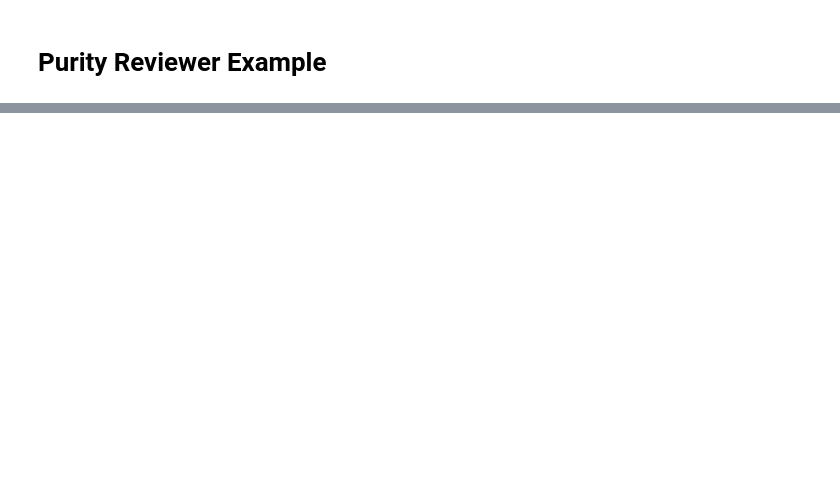
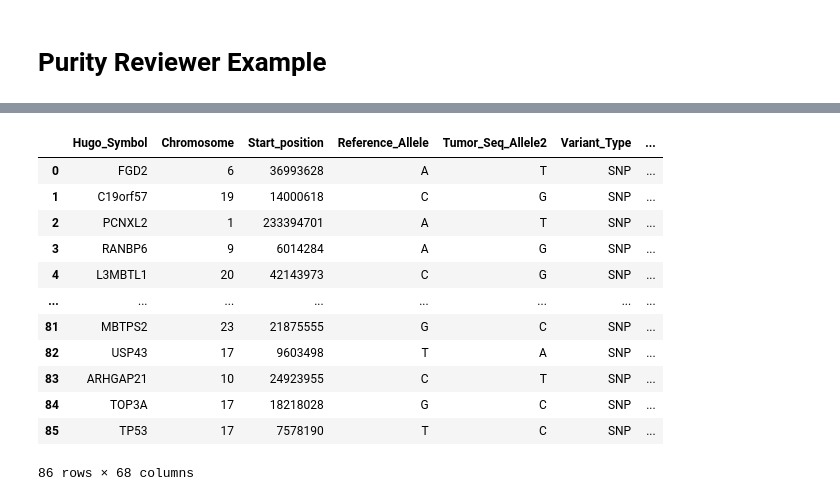
Before and after one commit to getzlab/PurityReviewer, a Jupyter notebook: example_notebooks/purity_reviewer_example.ipynb, the cells around one changed output, grey strips where cells are left out. Saved outputs shown, nothing was run; the diff lists cells and outputs as text; code cells hidden in the pictures; blank space fills up the shorter version.

```diff
--- a/example_notebooks/purity_reviewer_example.ipynb
+++ b/example_notebooks/purity_reviewer_example.ipynb
@@ -133,0 +151,3 @@ Dash app running on http://0.0.0.0:8099/
+# %%
+x = np.linspace(beta.ppf(0.01, a, b),
+                beta.ppf(0.99, a, b), 100)
@@ -133,0 +156,28 @@ Dash app running on http://0.0.0.0:8099/
+# %%
+def get_beta_distr(a, b, x=None):
+
+    x = np.linspace(beta.ppf(0.01, a, b),
+                beta.ppf(0.99, a, b), 100) if x is None else x
+
+    return pd.Series(index=x, data=beta.pdf(x, a, b))
+# %%
+step = 0.05
+x = np.round(np.arange(0, 1 + step, step), 2)
+# %%
+df.loc[:, x] = df.apply(lambda r: get_beta_distr(a=r['t_alt_count'] + 1, b=r['t_ref_count'] + 1, x=x), axis=1)
+# %%
+df
+# %% [output]
+|  | Hugo_Symbol | Chromosome | Start_position | Reference_Allele | Tumor_Seq_Allele2 | Variant_Type | ... |
+| 0 | FGD2 | 6 | 36993628 | A | T | SNP | ... |
+| 1 | C19orf57 | 19 | 14000618 | C | G | SNP | ... |
+| 2 | PCNXL2 | 1 | 233394701 | A | T | SNP | ... |
+| 3 | RANBP6 | 9 | 6014284 | A | G | SNP | ... |
+| 4 | L3MBTL1 | 20 | 42143973 | C | G | SNP | ... |
+| ... | ... | ... | ... | ... | ... | ... | ... |
+| 81 | MBTPS2 | 23 | 21875555 | G | C | SNP | ... |
+| 82 | USP43 | 17 | 9603498 | T | A | SNP | ... |
+| 83 | ARHGAP21 | 10 | 24923955 | C | T | SNP | ... |
+| 84 | TOP3A | 17 | 18218028 | G | C | SNP | ... |
+| 85 | TP53 | 17 | 7578190 | T | C | SNP | ... |
+86 rows × 68 columns
```
Also changed, not shown: parts of 38 cells of this notebook, 11 other files.
